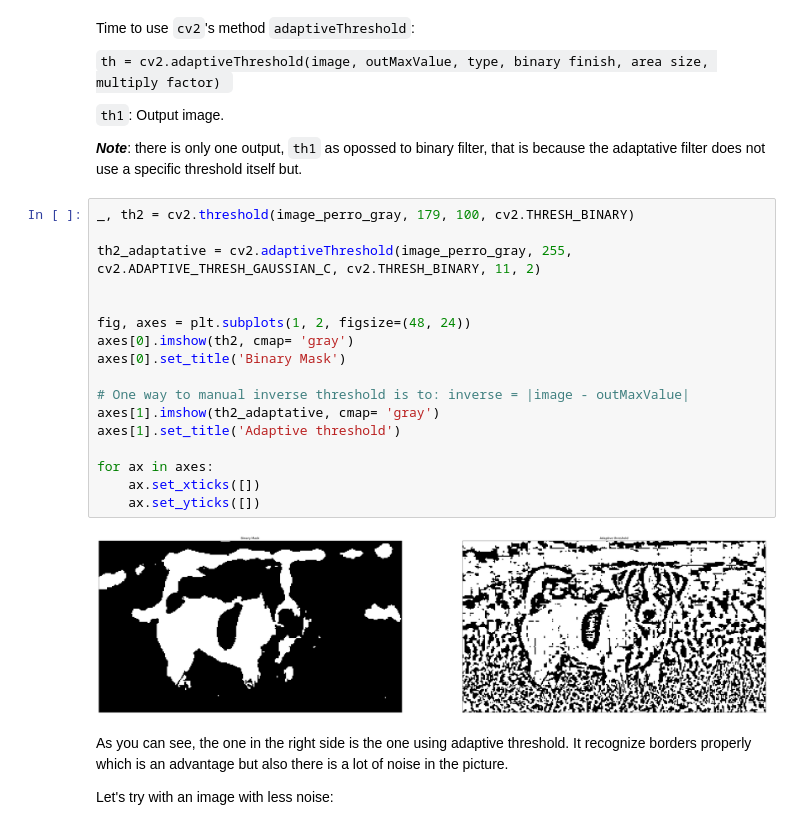
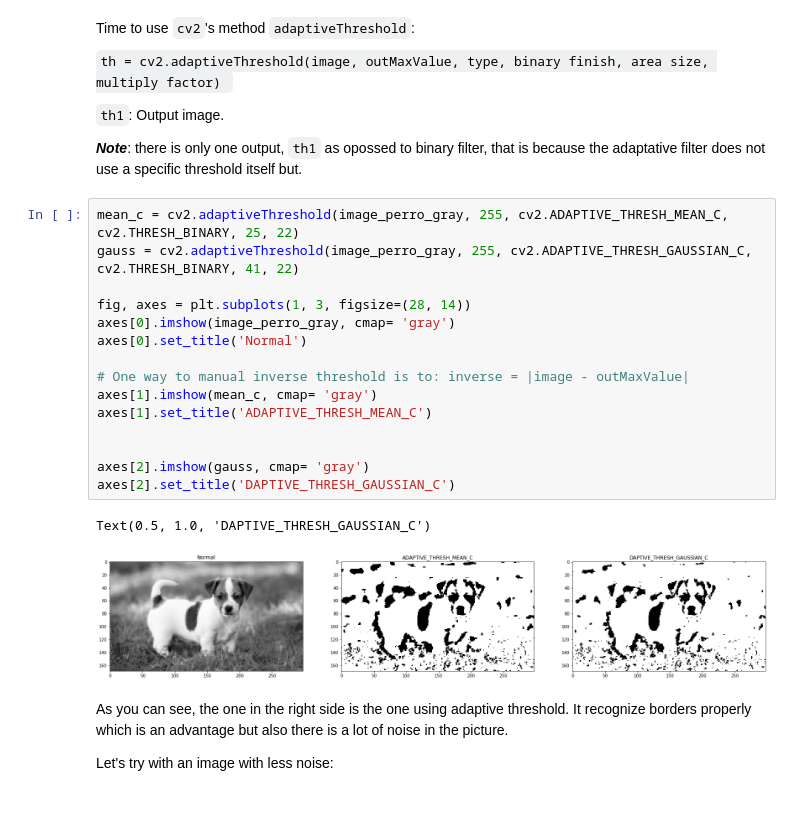
Before and after one commit to betegon/Artificial-Vision-guide, a Jupyter notebook: 3_Image_thresholding.ipynb, the cells around one changed output. Cells and saved outputs as stored; diff of their text form.

```diff
--- a/3_Image_thresholding.ipynb
+++ b/3_Image_thresholding.ipynb
@@ -146,24 +138,23 @@ Time to use `cv2`'s method `adaptiveThreshold`:
 
 **_Note_**: there is only one output, `th1` as opossed to binary filter, that is because the adaptative filter does not use a specific threshold itself but.
 # %%
-_, th2 = cv2.threshold(image_perro_gray, 179, 100, cv2.THRESH_BINARY)
+mean_c = cv2.adaptiveThreshold(image_perro_gray, 255, cv2.ADAPTIVE_THRESH_MEAN_C, cv2.THRESH_BINARY, 25, 22)
+gauss = cv2.adaptiveThreshold(image_perro_gray, 255, cv2.ADAPTIVE_THRESH_GAUSSIAN_C, cv2.THRESH_BINARY, 41, 22)
 
-th2_adaptative = cv2.adaptiveThreshold(image_perro_gray, 255, cv2.ADAPTIVE_THRESH_GAUSSIAN_C, cv2.THRESH_BINARY, 11, 2)
+fig, axes = plt.subplots(1, 3, figsize=(28, 14))
+axes[0].imshow(image_perro_gray, cmap= 'gray')
+axes[0].set_title('Normal')
+
+# One way to manual inverse threshold is to: inverse = |image - outMaxValue|
+axes[1].imshow(mean_c, cmap= 'gray')
+axes[1].set_title('ADAPTIVE_THRESH_MEAN_C')
 
 
-fig, axes = plt.subplots(1, 2, figsize=(48, 24))
-axes[0].imshow(th2, cmap= 'gray')
-axes[0].set_title('Binary Mask')
-
-# One way to manual inverse threshold is to: inverse = |image - outMaxValue|
-axes[1].imshow(th2_adaptative, cmap= 'gray')
-axes[1].set_title('Adaptive threshold')
-
-for ax in axes:
-    ax.set_xticks([])
-    ax.set_yticks([])
+axes[2].imshow(gauss, cmap= 'gray')
+axes[2].set_title('DAPTIVE_THRESH_GAUSSIAN_C')
 # %% [output]
+Text(0.5, 1.0, 'DAPTIVE_THRESH_GAUSSIAN_C')
-[figure, old version]
+[figure, new version]
 # %% [markdown]
 As you can see, the one in the right side is the one using adaptive threshold. It recognize borders properly which is an advantage but also there is a lot of noise in the picture.
 
```
Also changed, not shown: parts of 8 cells of this notebook, 12 other files.
